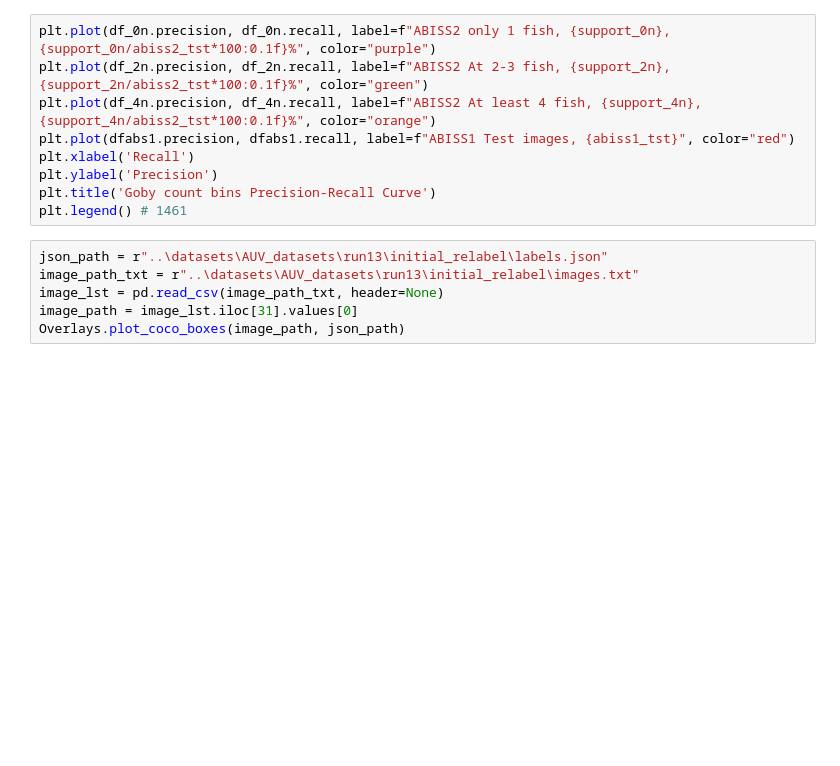
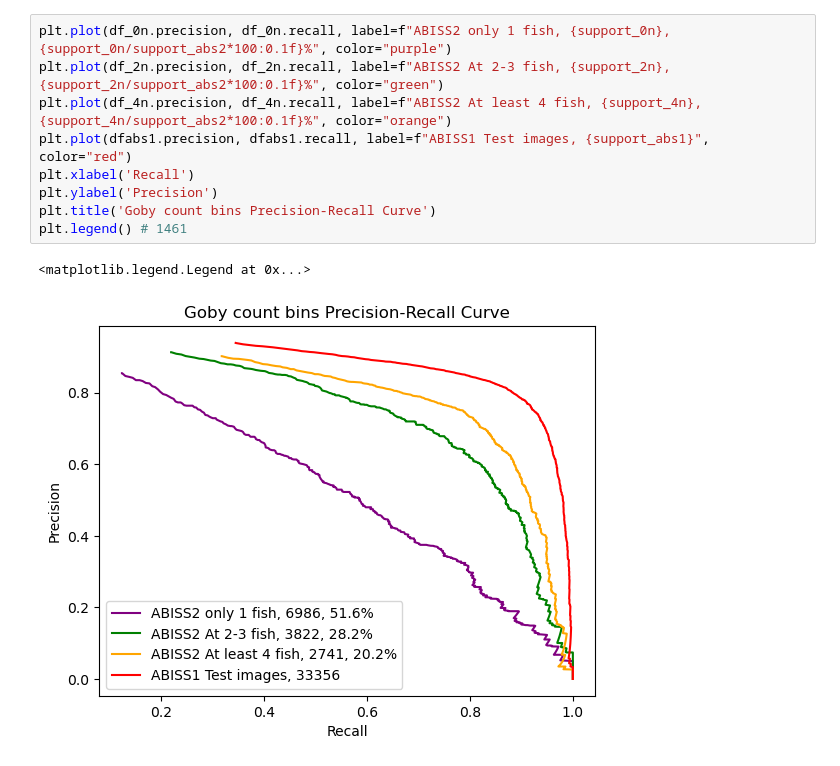
Before and after one commit to ajgeglio/YOLO-train-test-validate-visualize, a Jupyter notebook: notebooks/Innodata_Updates.ipynb, the cells around one changed output. Drawn from its saved outputs; the diff is of its cells as text; blank space fills up the shorter version.

```diff
--- a/notebooks/Innodata_Updates.ipynb
+++ b/notebooks/Innodata_Updates.ipynb
@@ -113,18 +423,15 @@ dfabs1, fmaxabs1, cmaxabs1, c_eqabs1, pr_eqabs1 = Reports.get_metrics(curve_path
 # %%
-plt.plot(df_0n.precision, df_0n.recall, label=f"ABISS2 only 1 fish, {support_0n}, {support_0n/abiss2_tst*100:0.1f}%", color="purple")
-plt.plot(df_2n.precision, df_2n.recall, label=f"ABISS2 At 2-3 fish, {support_2n}, {support_2n/abiss2_tst*100:0.1f}%", color="green")
-plt.plot(df_4n.precision, df_4n.recall, label=f"ABISS2 At least 4 fish, {support_4n}, {support_4n/abiss2_tst*100:0.1f}%", color="orange")
-plt.plot(dfabs1.precision, dfabs1.recall, label=f"ABISS1 Test images, {abiss1_tst}", color="red")
+plt.plot(df_0n.precision, df_0n.recall, label=f"ABISS2 only 1 fish, {support_0n}, {support_0n/support_abs2*100:0.1f}%", color="purple")
+plt.plot(df_2n.precision, df_2n.recall, label=f"ABISS2 At 2-3 fish, {support_2n}, {support_2n/support_abs2*100:0.1f}%", color="green")
+plt.plot(df_4n.precision, df_4n.recall, label=f"ABISS2 At least 4 fish, {support_4n}, {support_4n/support_abs2*100:0.1f}%", color="orange")
+plt.plot(dfabs1.precision, dfabs1.recall, label=f"ABISS1 Test images, {support_abs1}", color="red")
 plt.xlabel('Recall')
 plt.ylabel('Precision')
 plt.title('Goby count bins Precision-Recall Curve')
 plt.legend() # 1461
+# %% [output]
+<matplotlib.legend.Legend at 0x...>
+[figure, added]
-# %%
-json_path = r"..\datasets\AUV_datasets\run13\initial_relabel\labels.json"
-image_path_txt = r"..\datasets\AUV_datasets\run13\initial_relabel\images.txt"
-image_lst = pd.read_csv(image_path_txt, header=None)
-image_path = image_lst.iloc[31].values[0]
-Overlays.plot_coco_boxes(image_path, json_path)
 # %%
 plt.plot(dfabs2.precision, dfabs2.recall, label=f"ABISS2 Test images, {support_abs2}")
 plt.plot(dfabs1.precision, dfabs1.recall, label=f"ABISS1 Test images, {support_abs1}", color="red")
```
Also changed, not shown: parts of 16 cells of this notebook, 8 other files.
